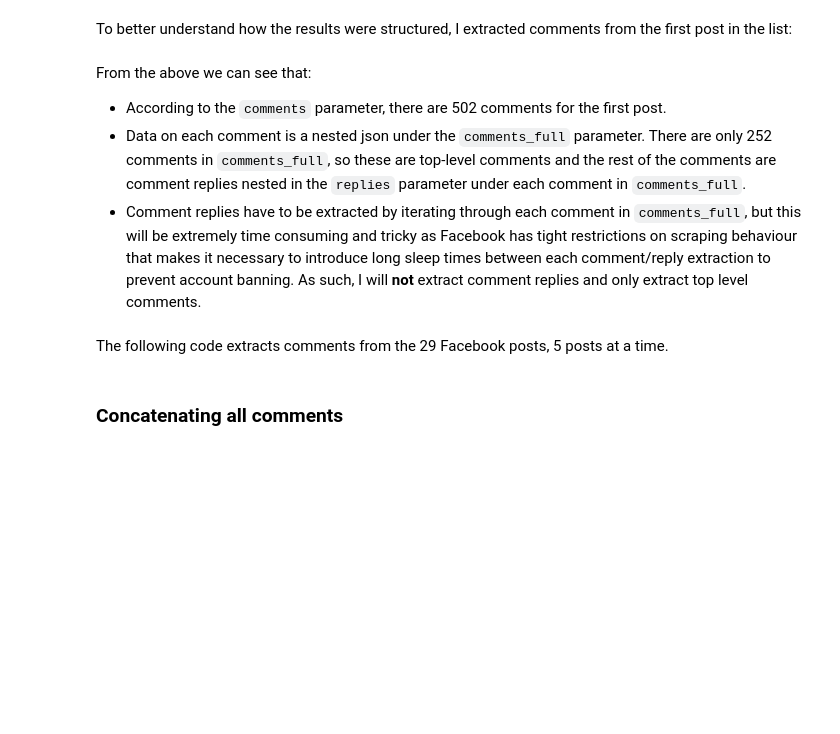
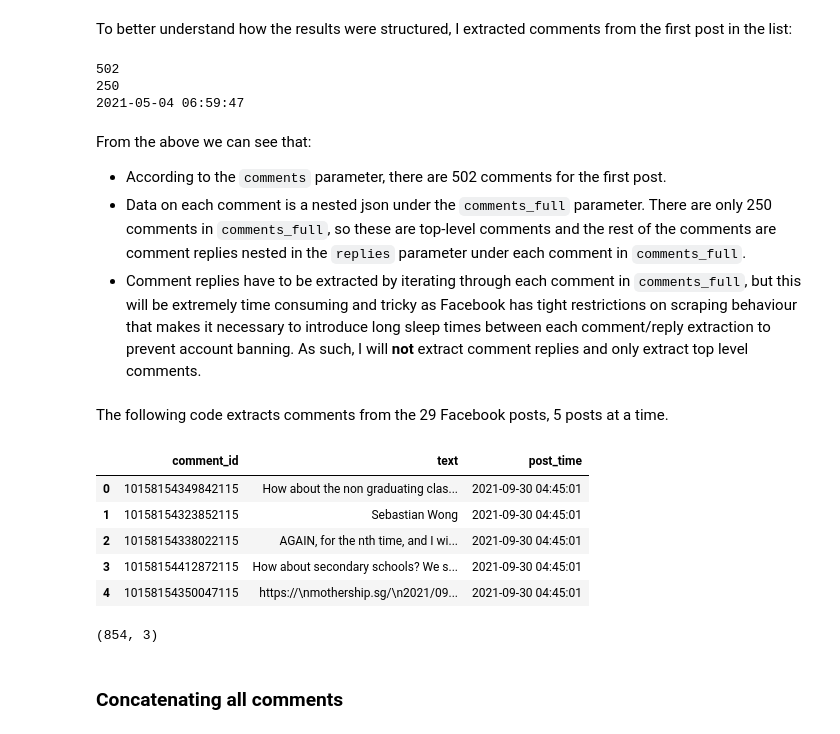
Before and after one commit to nicolenwd/reddit-vs-fb, a Jupyter notebook: scripts/1_extract_fb.ipynb, the cells around one changed output. Saved outputs shown, nothing was run; the diff lists cells and outputs as text; code cells hidden in the pictures; blank space fills up the shorter version.

Commit message:
Re-extracted FB data

```diff
--- a/scripts/1_extract_fb.ipynb
+++ b/scripts/1_extract_fb.ipynb
@@ -51,27 +65,32 @@ for p in posts:
 # %%
 posts = get_posts(post_urls=[fb_links[0]],
-                  cookies='from_browser',
+                  cookies='../data/cookies_fb.txt',
                   options={'comments': True, 'allow_extra_requests': False, 'posts_per_page': 200})
 
 for p in posts:
     print(p['comments'])
     print(len(p['comments_full']))
+    print(p['time'])
+# %% [output]
+502
+250
+2021-05-04 06:59:47
 # %% [markdown]
 From the above we can see that:
 - According to the `comments` parameter, there are 502 comments for the first post.
-- Data on each comment is a nested json under the `comments_full` parameter. There are only 252 comments in `comments_full`, so these are top-level comments and the rest of the comments are comment replies nested in the `replies` parameter under each comment in `comments_full`.
+- Data on each comment is a nested json under the `comments_full` parameter. There are only 250 comments in `comments_full`, so these are top-level comments and the rest of the comments are comment replies nested in the `replies` parameter under each comment in `comments_full`.
 - Comment replies have to be extracted by iterating through each comment in `comments_full`, but this will be extremely time consuming and tricky as Facebook has tight restrictions on scraping behaviour that makes it necessary to introduce long sleep times between each comment/reply extraction to prevent account banning. As such, I will **not** extract comment replies and only extract top level comments.
 # %% [markdown]
 The following code extracts comments from the 29 Facebook posts, 5 posts at a time.
 # %%
-comments = {'comment_id': [], 'text': []}
+comments = {'comment_id': [], 'text': [], 'post_time': []}
 
-idx = 0
-while (idx < 5):
+idx = 25
+while (idx < 29):
     sample = [fb_links[idx]]
     idx = idx+1
     for post in get_posts(post_urls=sample,
-                          cookies='from_browser',
+                          cookies='../data/cookies_fb.txt',
                           timeout=180,
                           options={'comments': 'generator', 'progress': True, 'allow_extra_requests': False, 'posts_per_page': 200}):
 
@@ -80,14 +99,26 @@ while (idx < 5):
         for comment in comments_full:
             comments['comment_id'].append(str(comment['comment_id']))
             comments['text'].append(str(comment['comment_text']))
+            comments['post_time'].append(post['time'])
             sleep(3)
 
     sleep(30)
 # %%
-comments_df_1 = pd.DataFrame(comments)
-comments_df_1.to_csv('../data/fb_comments_1.csv', encoding='utf-8-sig')
+# Export extracted comments to CSV
+comments_df_6 = pd.DataFrame(comments)
+comments_df_6.to_csv('../data/comments_fb_6.csv', encoding='utf-8-sig')
 # %%
-comments_df_1.head()
+# Inspect extracted comments
+display(comments_df_6.head())
+display(comments_df_6.shape)
+# %% [output]
+|  | comment_id | text | post_time |
+| 0 | 10158154349842115 | How about the non graduating clas... | 2021-09-30 04:45:01 |
+| 1 | 10158154323852115 | Sebastian Wong | 2021-09-30 04:45:01 |
+| 2 | 10158154338022115 | AGAIN, for the nth time, and I wi... | 2021-09-30 04:45:01 |
+| 3 | 10158154412872115 | How about secondary schools? We s... | 2021-09-30 04:45:01 |
+| 4 | 10158154350047115 | https://\nmothership.sg/\n2021/09... | 2021-09-30 04:45:01 |
+(854, 3)
 # %% [markdown]
 ### Concatenating all comments
 # %%
```
Also changed, not shown: parts of 5 cells of this notebook, 1 other file.
